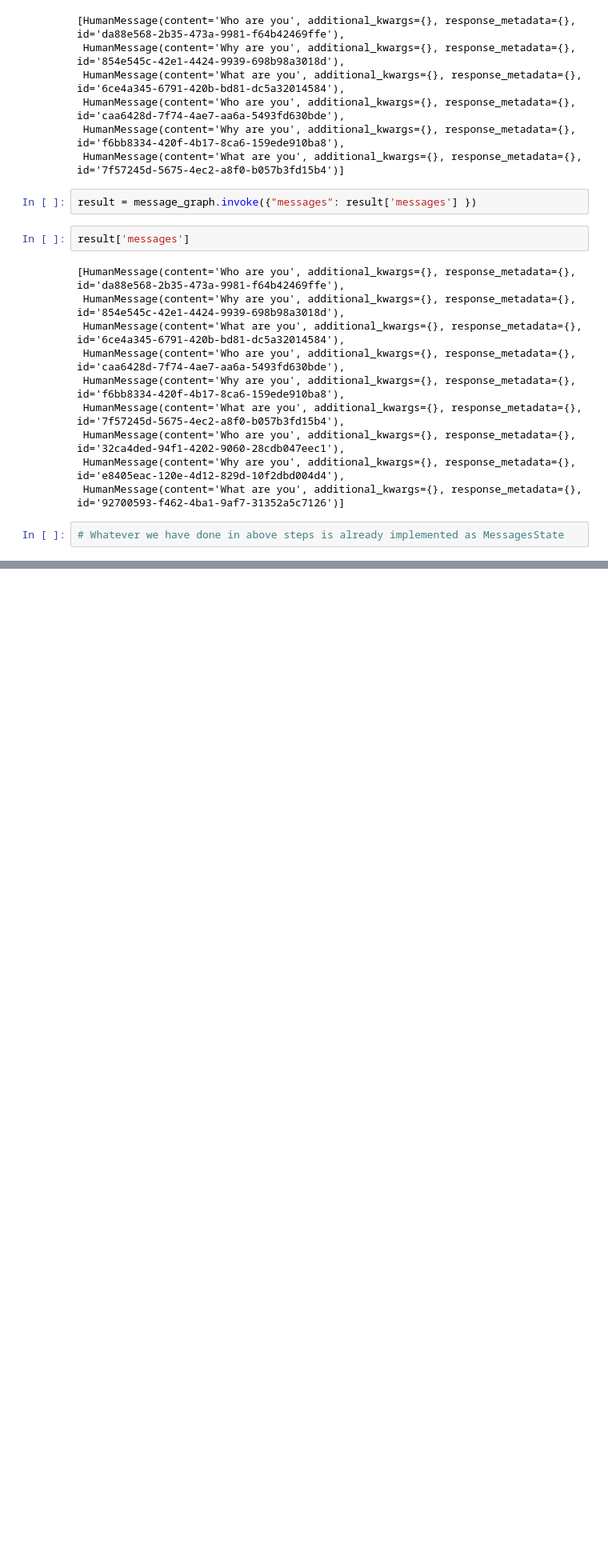
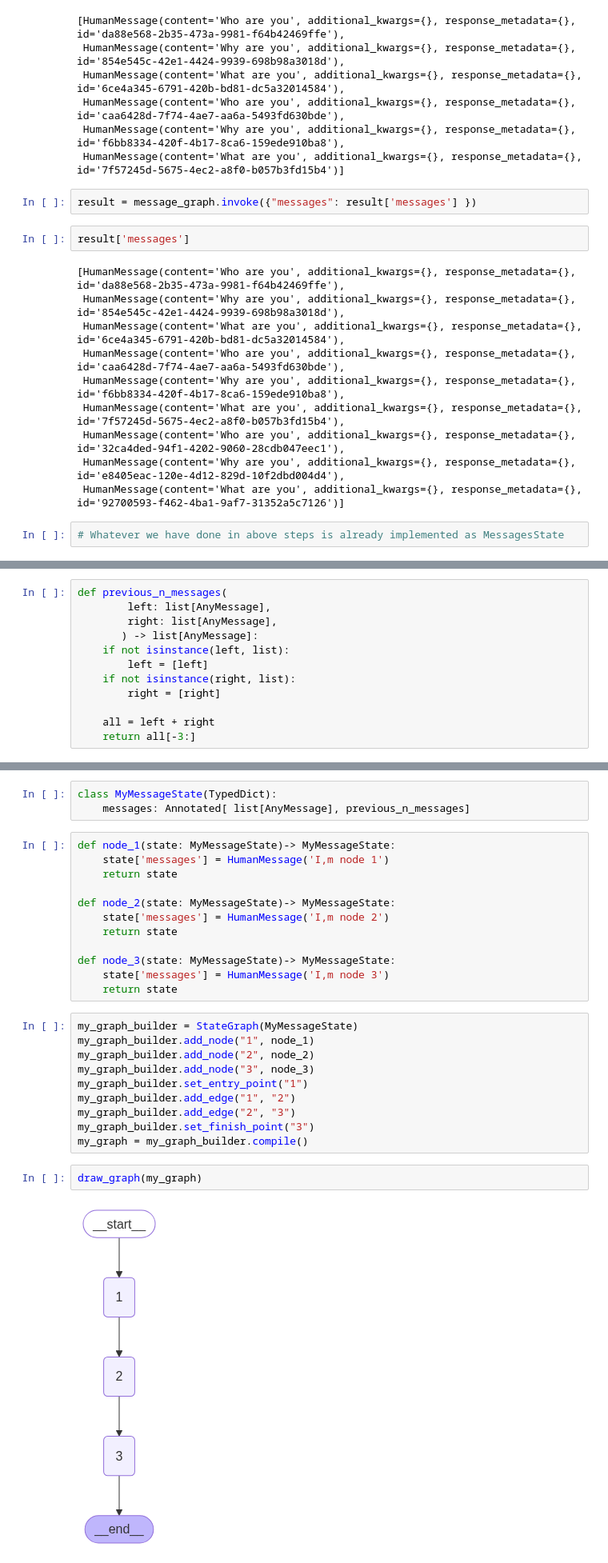
Before and after one commit to GenAIDevelopment/agenticai, a Jupyter notebook: may25/langgraph/first_graph/reducers.ipynb, the cells around one changed output, grey strips where cells are left out. Shown at 80% size. Saved outputs shown, nothing was run; the diff lists cells and outputs as text; blank space fills up the shorter version.

```diff
--- a/may25/langgraph/first_graph/reducers.ipynb
+++ b/may25/langgraph/first_graph/reducers.ipynb
@@ -217,0 +277,12 @@ result['messages']
+# %%
+def previous_n_messages(
+        left: list[AnyMessage],
+        right: list[AnyMessage],
+       ) -> list[AnyMessage]:
+    if not isinstance(left, list):
+        left = [left]
+    if not isinstance(right, list):
+        right = [right]
+
+    all = left + right
+    return all[-3:]
@@ -217,0 +306,29 @@ result['messages']
+# %%
+class MyMessageState(TypedDict):
+    messages: Annotated[ list[AnyMessage], previous_n_messages]
+# %%
+def node_1(state: MyMessageState)-> MyMessageState:
+    state['messages'] = HumanMessage('I,m node 1')
+    return state
+
+def node_2(state: MyMessageState)-> MyMessageState:
+    state['messages'] = HumanMessage('I,m node 2')
+    return state
+
+def node_3(state: MyMessageState)-> MyMessageState:
+    state['messages'] = HumanMessage('I,m node 3')
+    return state
+# %%
+my_graph_builder = StateGraph(MyMessageState)
+my_graph_builder.add_node("1", node_1)
+my_graph_builder.add_node("2", node_2)
+my_graph_builder.add_node("3", node_3)
+my_graph_builder.set_entry_point("1")
+my_graph_builder.add_edge("1", "2")
+my_graph_builder.add_edge("2", "3")
+my_graph_builder.set_finish_point("3")
+my_graph = my_graph_builder.compile()
+# %%
+draw_graph(my_graph)
+# %% [output]
+[figure, added]
```
Also changed, not shown: parts of 12 cells of this notebook, 3 other files.
